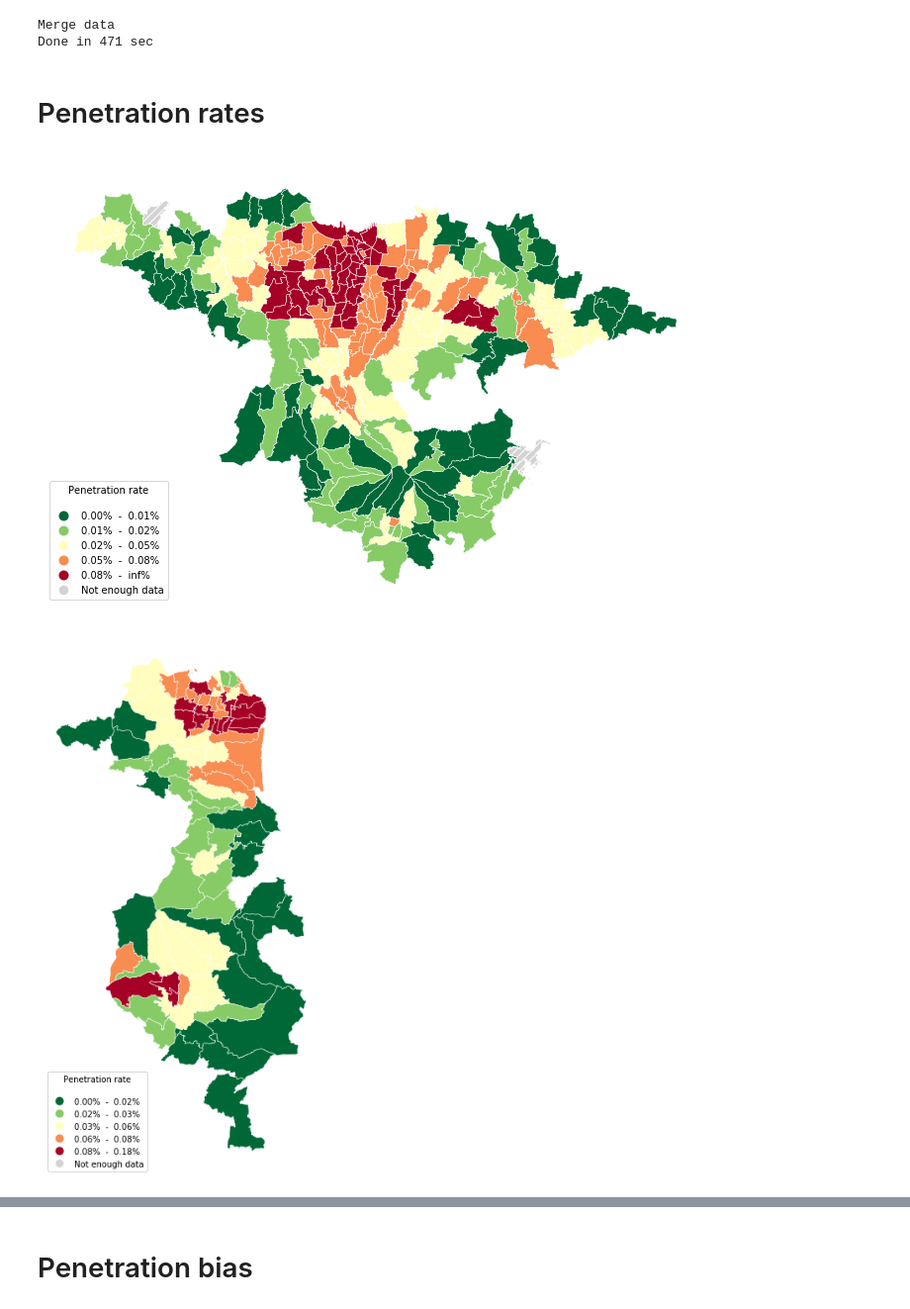
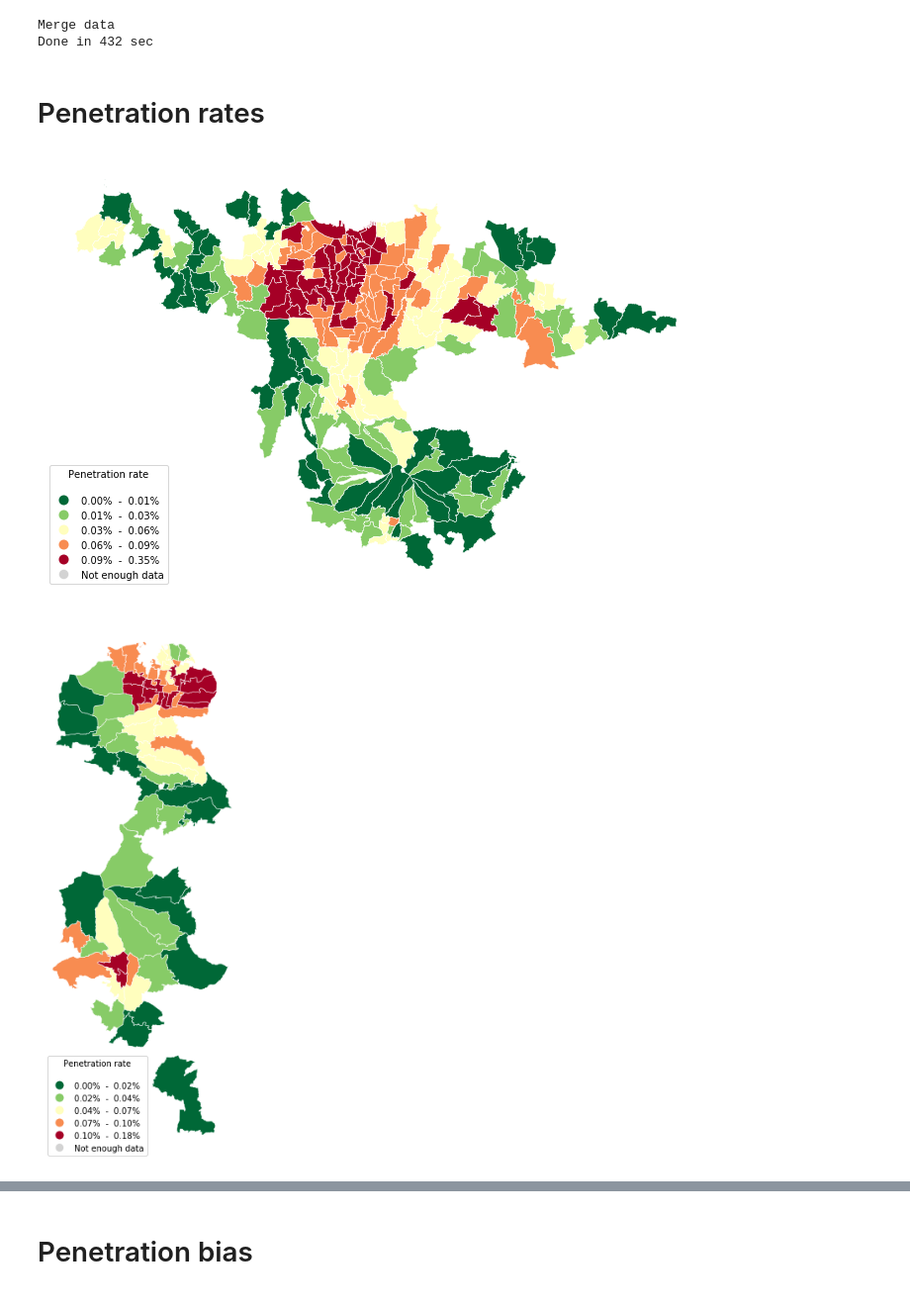
Before and after one commit to spfraib/covid, a Jupyter notebook: ipynb/describe-penetration-rate.ipynb, the cells around one changed output, grey strips where cells are left out. Shown at 99% size. Drawn from its saved outputs; the diff is of its cells as text; code cells hidden in the pictures.

```diff
--- a/ipynb/describe-penetration-rate.ipynb
+++ b/ipynb/describe-penetration-rate.ipynb
@@ -12,18 +12,19 @@ import matplotlib.pyplot as plt
 import seaborn as sns
 import matplotlib.ticker as mtick
 # %%
+path_to_data='/scratch/spf248/covid/data'
 start_date='01/01/2020'
 end_date='04/16/2020'
 source='cuebiq'
 country='ID'
 admin_id='ADM4_PCODE'
+admin_agg='ADM3_PCODE'
 city_id='UC_NM_MN'
 demographics=[
-'median_age',
-'wealth_index',
-'total_population',
+'AGE',
+'WEALTH_INDEX',
+'POP_DENS',
 ]
-path_to_data='/scratch/spf248/covid/data'
 # %%
 def get_coords(df):
     df['latitude']=df['point'].apply(lambda x:x['latitude'])
@@ -61,51 +64,49 @@ print('Merge data')
 start = timer()
 
 geocoded_home=gpd.sjoin(admin[[admin_id,'geometry']],primary_home[['cuebiq_id','geometry']],op='intersects')
-geocoded_home=admin[['ADM4_PCODE','ADM3_PCODE','total_population','a_km2','wealth_index','median_age','geometry']].merge(
-geocoded_home.groupby('ADM4_PCODE')['cuebiq_id'].count().rename('n_users'),on='ADM4_PCODE',how='left')
-geocoded_home=geocoded_home.merge(admin2city,how='left')
+geocoded_home=admin.merge(geocoded_home.groupby(admin_id)['cuebiq_id'].count().rename('n_users'),on=admin_id,how='left')
 
 geocoded_home=geocoded_home.dissolve(
-by='ADM3_PCODE',aggfunc={
+by=admin_agg,aggfunc={
 city_id:'first',
-'total_population':'sum',
-'a_km2':'sum',
-'wealth_index':'median',
-'median_age':'median',
-'n_users':'sum',})
+'POP':'sum',
+'AREA_KM2':'sum',
+'WEALTH_INDEX':'mean',
+'AGE':'median',
+'n_users':'sum'})
 
-geocoded_home['population_density']=geocoded_home.total_population.divide(geocoded_home.a_km2)
-geocoded_home['penetration']=geocoded_home.n_users.divide(geocoded_home.total_population)*100
-top_cities=admin2city.UC_NM_MN.value_counts().index[:5]
+geocoded_home['POP_DENS']=geocoded_home.total_population.divide(geocoded_home.AREA_KM2)
+geocoded_home['PENETRATION']=geocoded_home.n_users.divide(geocoded_home.POP)*100
+top_cities=admin.UC_NM_MN.value_counts().index[:5]
 
 print("Done in", round(timer()-start), "sec")
 # %% [output]
 Merge data
-Done in 471 sec
+Done in 432 sec
 # %% [markdown]
 # Penetration rates
 # %%
 for city_name in top_cities:
     fig, ax = plt.subplots(1, figsize=(12, 12))
     plot = geocoded_home[geocoded_home.UC_NM_MN==city_name].plot(
     ax=ax,
-    column='penetration',
+    column='PENETRATION',
     edgecolor='white',
     linewidth=0.5,
     legend=True,
     cmap='RdYlGn_r',
     scheme='quantiles',
     missing_kwds={"color": "lightgrey","hatch": "///","label": "Not enough data",},
     legend_kwds={'loc': 'lower left','title':'Penetration rate\n'})
     ax.axis('off')
     leg = plot.get_legend()
     for lbl in leg.get_texts()[:-1]:
         label_text = lbl.get_text()
         lower = label_text.split()[0]
         upper = label_text.split()[2]
         new_text = f'{float(lower):,.2f}%  -  {float(upper):,.2f}%'
         lbl.set_text(new_text)
     plt.savefig(os.path.join(path_to_data,'../fig/map-'+city_name+'.pdf'), bbox_inches='tight')
 # %% [output]
-[figure, old version]
+[figure, new version]
-[figure, old version]
+[figure, new version]
```
Also changed, not shown: parts of 6 cells of this notebook, 11 other files.
